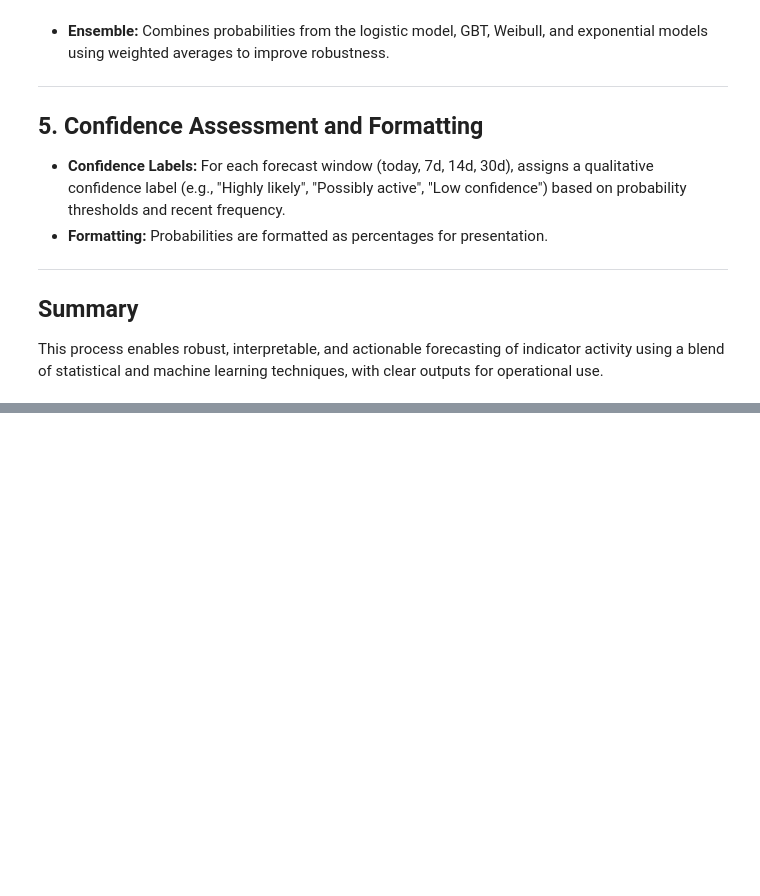
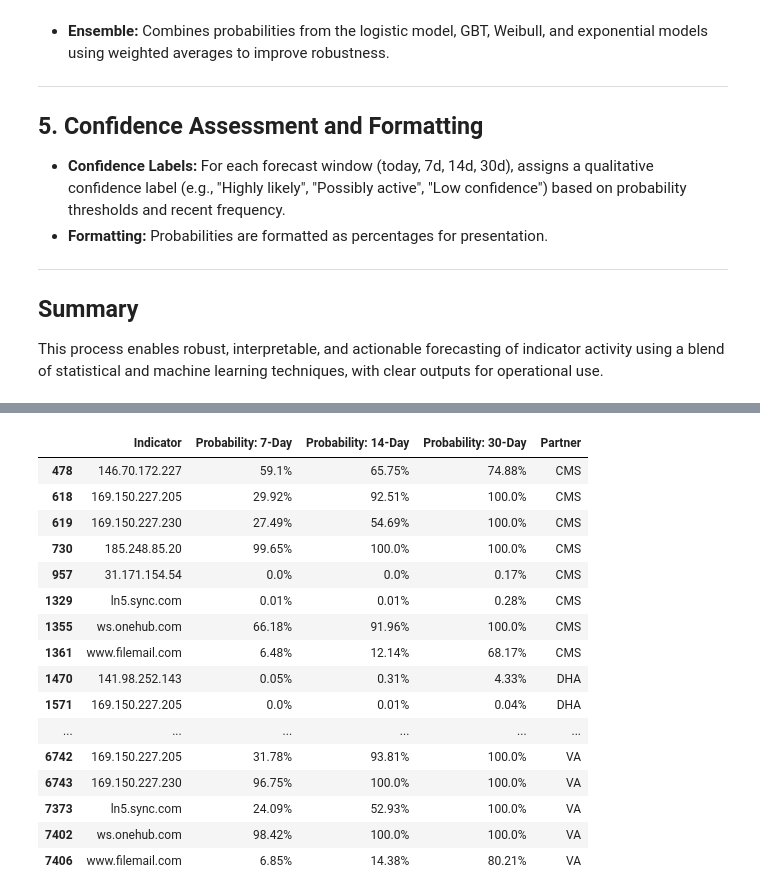
Before and after one commit to jaytlinaskew-OIS/HTOC, a Jupyter notebook: notebooks/observationEventForecasting/NextObservedIndicator.ipynb, the cells around one changed output, grey strips where cells are left out. Saved outputs shown, nothing was run; the diff lists cells and outputs as text; code cells hidden in the pictures; blank space fills up the shorter version.

```diff
--- a/notebooks/observationEventForecasting/NextObservedIndicator.ipynb
+++ b/notebooks/observationEventForecasting/NextObservedIndicator.ipynb
@@ -654,0 +1020,46 @@ if __name__ == "__main__":
+# %%
+search_indicators = [
+    "102.129.215.40",
+    "141.98.252.143",
+    "144.76.136.153",
+    "146.70.172.227",
+    "169.150.227.205",
+    "169.150.227.230",
+    "185.248.85.20",
+    "188.127.224.127",
+    "188.127.224.199",
+    "198.251.88.196",
+    "198.54.131.36",
+    "31.171.154.54",
+    "76.8.60.64",
+    "ln5.sync.com",
+    "secure.eu.internxt.com",
+    "secure.internxt.com",
+    "ws.onehub.com",
+    "www.filemail.com"
+]
+
+# Drop duplicates so each (Indicator, Partner) pair appears only once (keep the first occurrence)
+result = specific_search[specific_search['Indicator'].isin(search_indicators)][
+    ['Indicator', 'Probability: 7-Day', 'Probability: 14-Day', 'Probability: 30-Day', 'Partner']
+]
+result = result.drop_duplicates(subset=['Indicator', 'Partner'], keep='first')
+display(result)
+# %% [output]
+|  | Indicator | Probability: 7-Day | Probability: 14-Day | Probability: 30-Day | Partner |
+| 478 | 146.70.172.227 | 59.1% | 65.75% | 74.88% | CMS |
+| 618 | 169.150.227.205 | 29.92% | 92.51% | 100.0% | CMS |
+| 619 | 169.150.227.230 | 27.49% | 54.69% | 100.0% | CMS |
+| 730 | 185.248.85.20 | 99.65% | 100.0% | 100.0% | CMS |
+| 957 | 31.171.154.54 | 0.0% | 0.0% | 0.17% | CMS |
+| 1329 | ln5.sync.com | 0.01% | 0.01% | 0.28% | CMS |
+| 1355 | ws.onehub.com | 66.18% | 91.96% | 100.0% | CMS |
+| 1361 | www.filemail.com | 6.48% | 12.14% | 68.17% | CMS |
+| 1470 | 141.98.252.143 | 0.05% | 0.31% | 4.33% | DHA |
+| 1571 | 169.150.227.205 | 0.0% | 0.01% | 0.04% | DHA |
+| ... | ... | ... | ... | ... | ... |
+| 6742 | 169.150.227.205 | 31.78% | 93.81% | 100.0% | VA |
+| 6743 | 169.150.227.230 | 96.75% | 100.0% | 100.0% | VA |
+| 7373 | ln5.sync.com | 24.09% | 52.93% | 100.0% | VA |
+| 7402 | ws.onehub.com | 98.42% | 100.0% | 100.0% | VA |
+| 7406 | www.filemail.com | 6.85% | 14.38% | 80.21% | VA |
```
Also changed, not shown: parts of 15 cells of this notebook.
